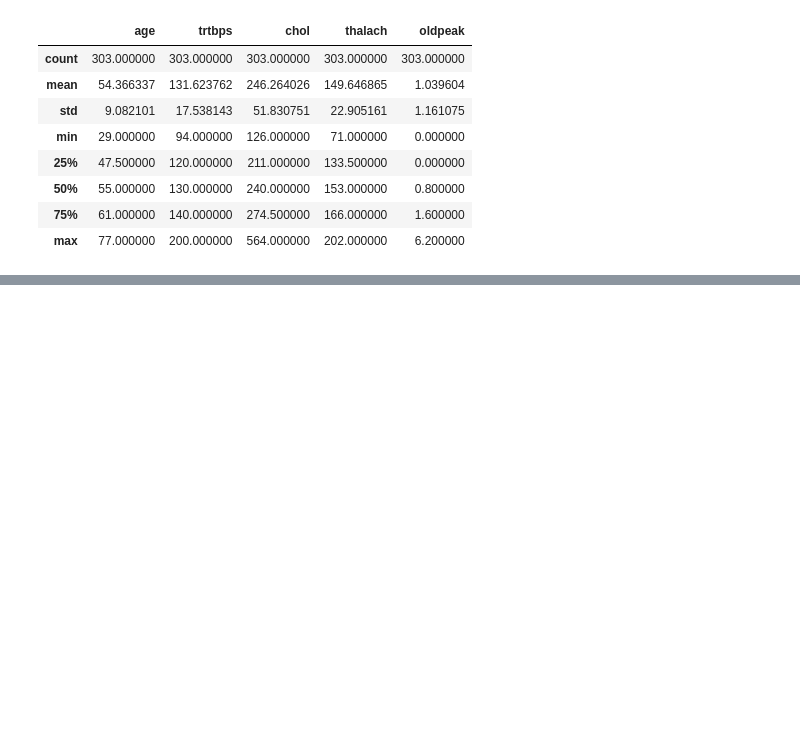
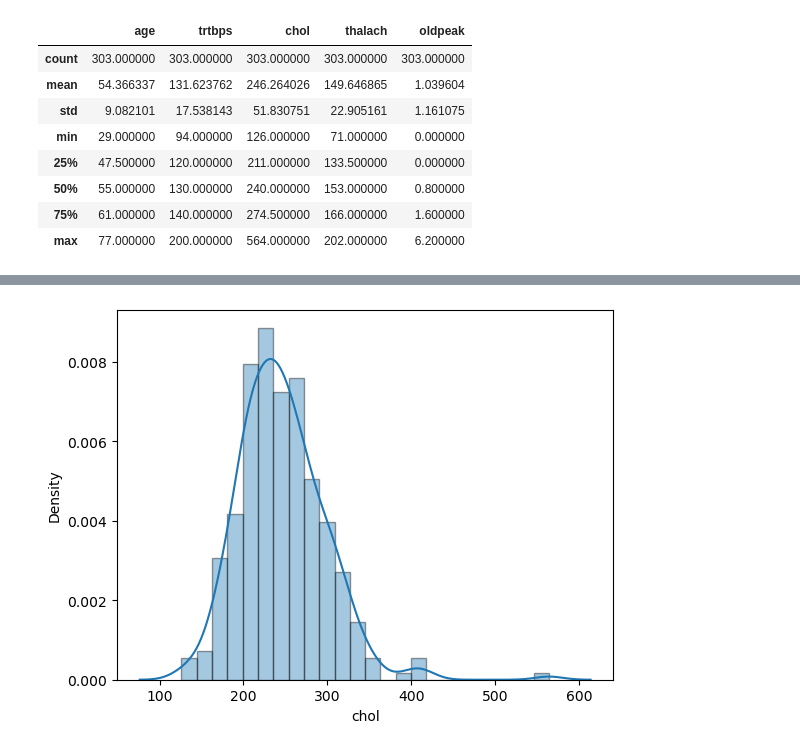
Before and after one commit to htbitb/Heart-Attack-Analysis-And-Prediction, a Jupyter notebook: Heart_Attack_Analysis.ipynb, the cells around one changed output, grey strips where cells are left out. Cells and saved outputs as stored; diff of their text form; code cells hidden in the pictures; blank space fills up the shorter version.

```diff
--- a/Heart_Attack_Analysis.ipynb
+++ b/Heart_Attack_Analysis.ipynb
@@ -228,0 +270,5 @@ df[numeric_var].describe()
+# %%
+# "chol" variable
+sns.distplot(df["chol"], hist_kws= dict(linewidth=1, edgecolor='k'));
+# %% [output]
+[figure, added]
```
Also changed, not shown: parts of 11 cells of this notebook.
